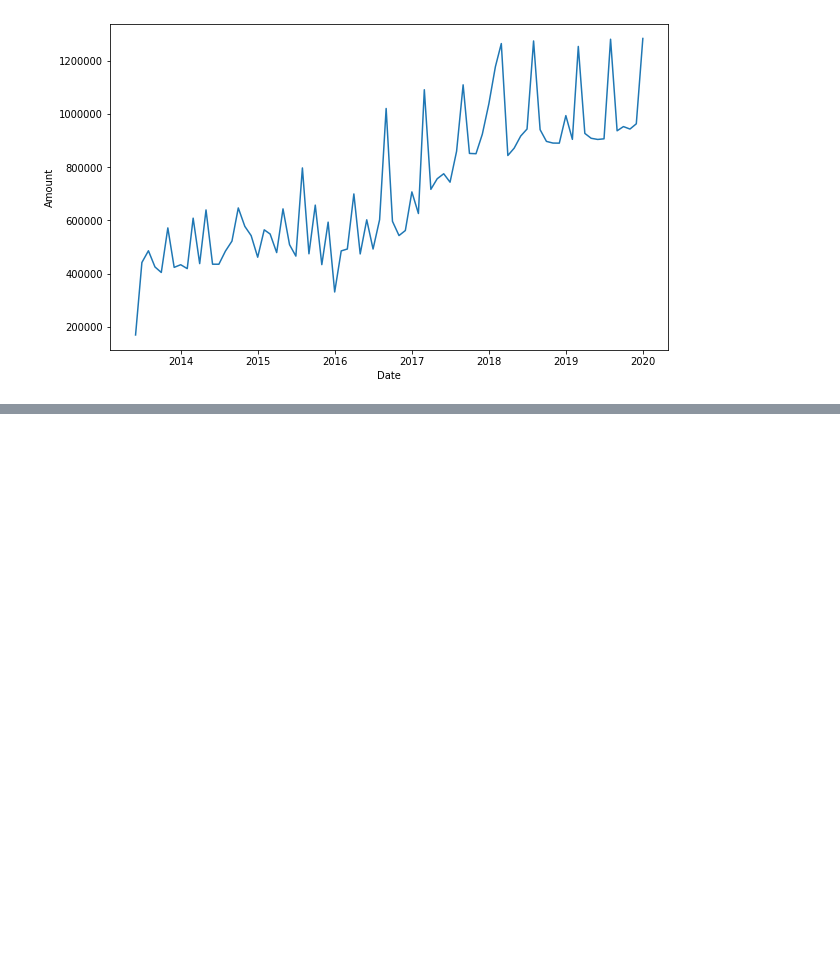
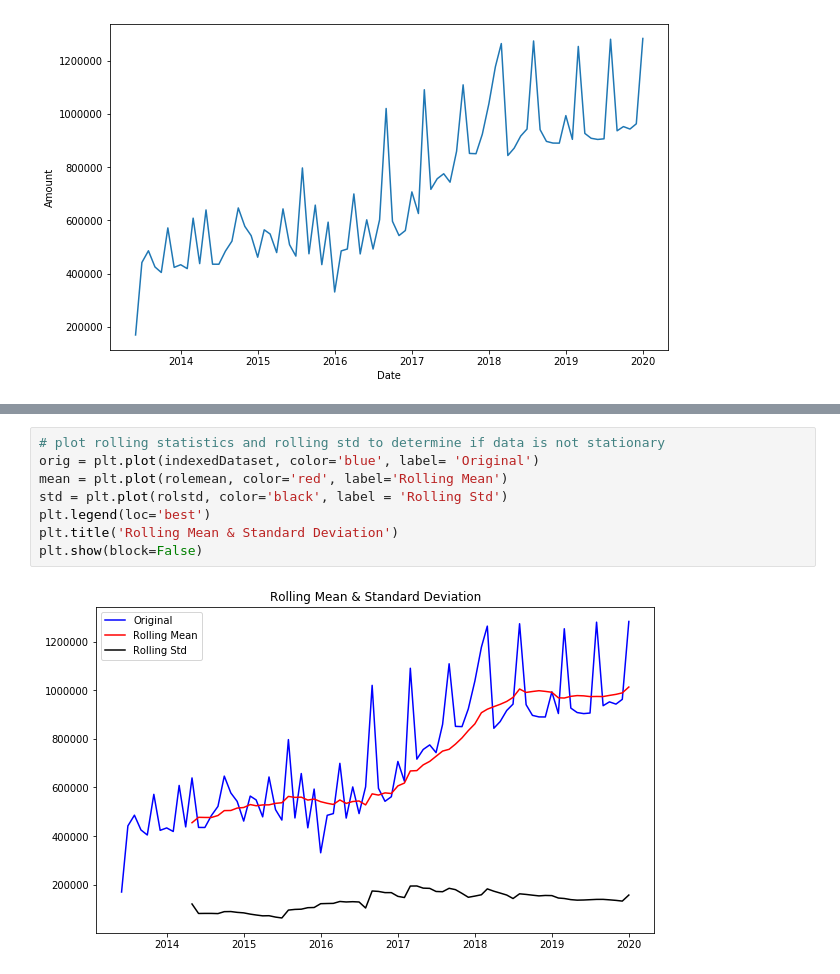
Before and after one commit to lesliehealray/forecasting_expenses, a Jupyter notebook: forecast_ARIMA_model.ipynb, the cells around one changed output, grey strips where cells are left out. Drawn from its saved outputs; the diff is of its cells as text; blank space fills up the shorter version.

```diff
--- a/forecast_ARIMA_model.ipynb
+++ b/forecast_ARIMA_model.ipynb
@@ -56,2 +56,12 @@ Month\t
 
 [80 rows x 1 columns]
+# %%
+# plot rolling statistics and rolling std to determine if data is not stationary
+orig = plt.plot(indexedDataset, color='blue', label= 'Original')
+mean = plt.plot(rolemean, color='red', label='Rolling Mean')
+std = plt.plot(rolstd, color='black', label = 'Rolling Std')
+plt.legend(loc='best')
+plt.title('Rolling Mean & Standard Deviation')
+plt.show(block=False)
+# %% [output]
+[figure, added]
```
Also changed, not shown: parts of 14 cells of this notebook, 1 other file.
